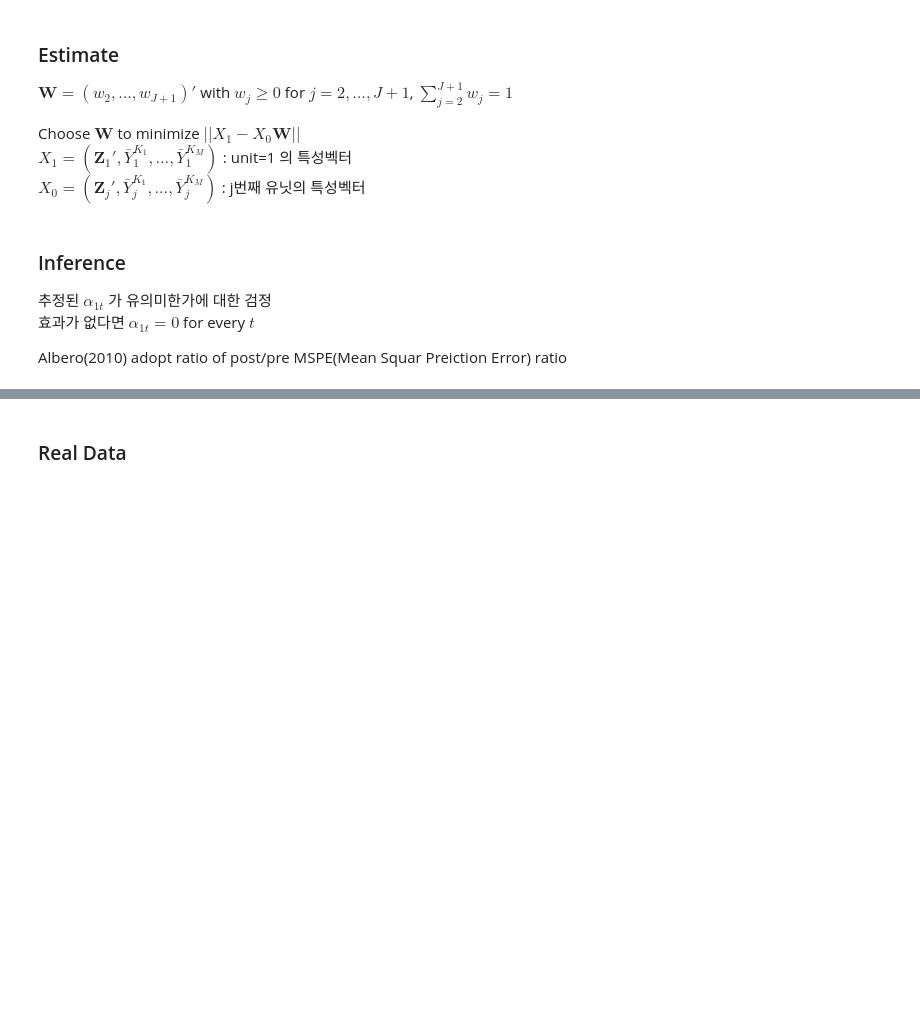
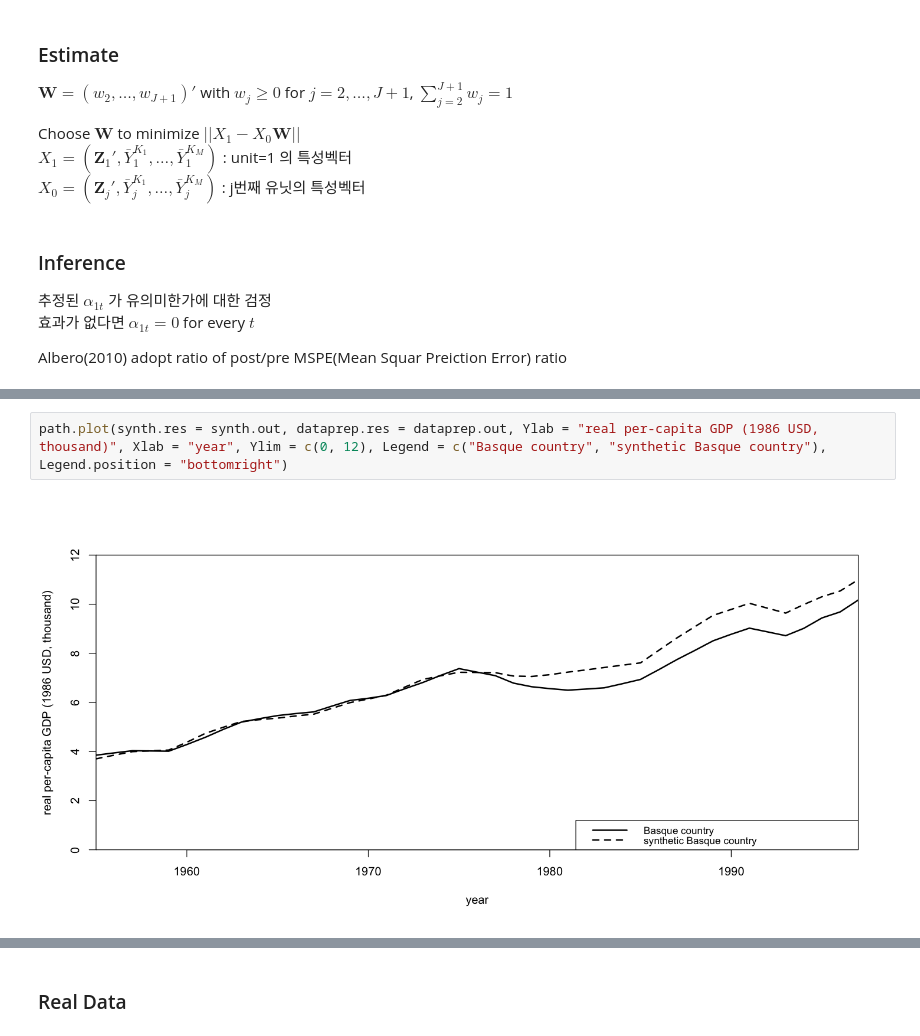
Before and after one commit to Yimdh/progress, a Jupyter notebook: stat/causalInference/[paper]usingCausalInference_Uber/01_interrupted Time Series synthetic control.ipynb, the cells around one changed output, grey strips where cells are left out. Cells and saved outputs as stored; diff of their text form; blank space fills up the shorter version.

```diff
--- a/stat/causalInference/[paper]usingCausalInference_Uber/01_interrupted Time Series synthetic control.ipynb
+++ b/stat/causalInference/[paper]usingCausalInference_Uber/01_interrupted Time Series synthetic control.ipynb
@@ -234,0 +303,4 @@ basque[85:89, 1:4]
+# %%
+path.plot(synth.res = synth.out, dataprep.res = dataprep.out, Ylab = "real per-capita GDP (1986 USD, thousand)", Xlab = "year", Ylim = c(0, 12), Legend = c("Basque country", "synthetic Basque country"), Legend.position = "bottomright")
+# %% [output]
+[figure, added]
```
Also changed, not shown: parts of 19 cells of this notebook.
